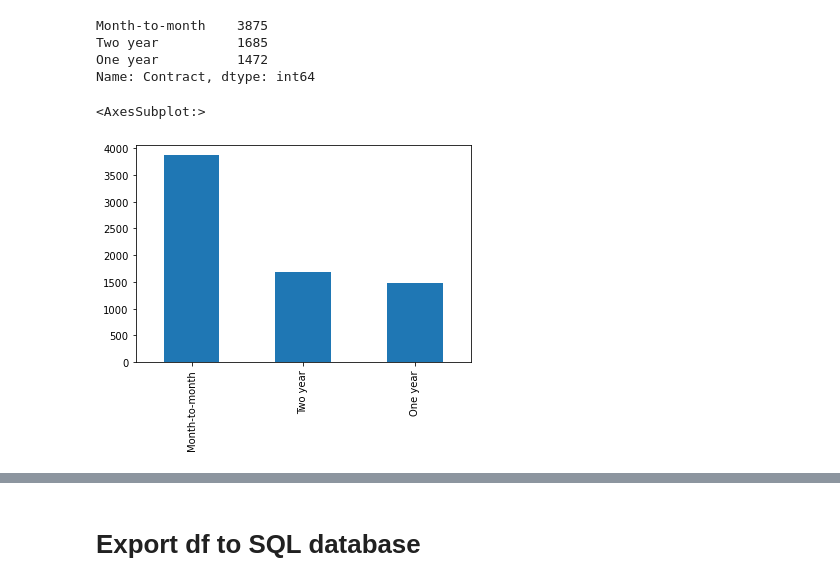
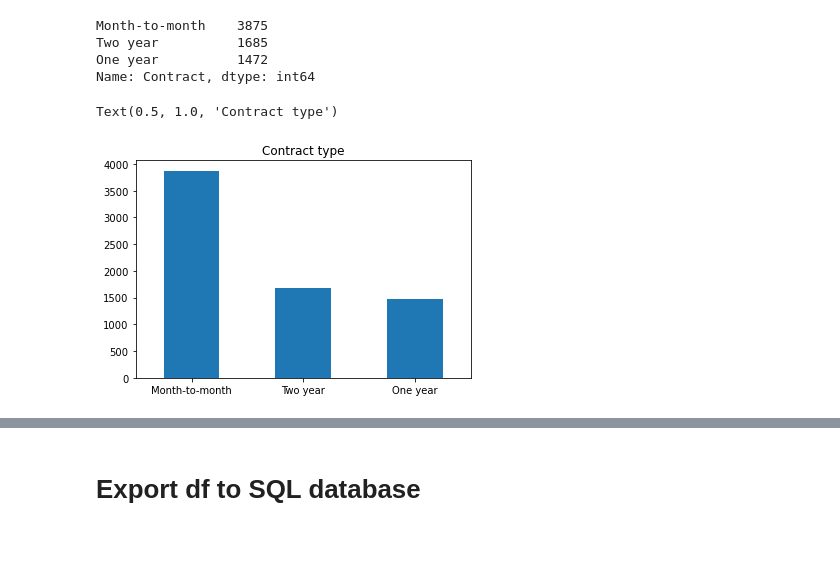
Before and after one commit to chrisvinhston/customer_churn_prediction, a Jupyter notebook: main.ipynb, the cells around one changed output, grey strips where cells are left out. Cells and saved outputs as stored; diff of their text form; code cells hidden in the pictures; blank space fills up the shorter version.

```diff
--- a/main.ipynb
+++ b/main.ipynb
@@ -263,8 +299,8 @@ One year          1472
 Name: Contract, dtype: int64
 # %%
 # See that most customers have a month-to-month contract
-contracts.plot.bar()
-plt.title('Contract type frequency')
+contracts.plot.bar(rot=0)
+plt.title('Contract type')
 # %% [output]
-<AxesSubplot:>
+Text(0.5, 1.0, 'Contract type')
-[figure, old version]
+[figure, new version]
```
Also changed, not shown: parts of 31 cells of this notebook.
